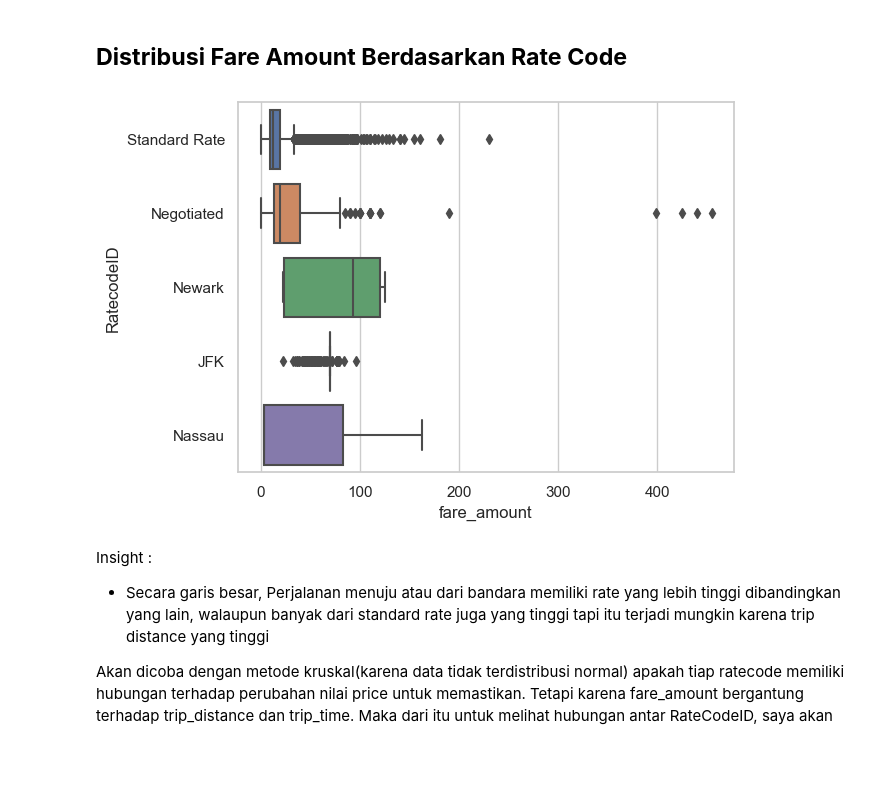
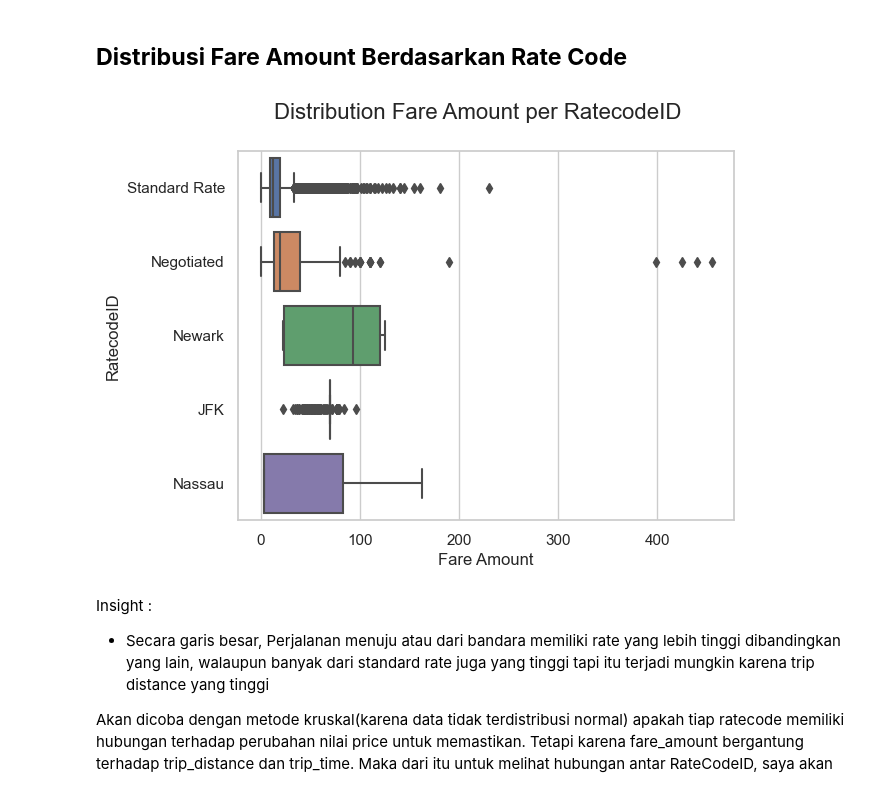
Before and after one commit to ariqr11/capstone2_purwadhika, a Jupyter notebook: DataAnalysis.ipynb, the cells around one changed output. Saved outputs shown, nothing was run; the diff lists cells and outputs as text; code cells hidden in the pictures; blank space fills up the shorter version.

```diff
--- a/DataAnalysis.ipynb
+++ b/DataAnalysis.ipynb
@@ -172,9 +205,13 @@ Terbukti bahwa nilai memiliki korelasi dan bersifat moderate positif
 # %%
 df_rate = df[['fare_amount','RatecodeID']]
 df_rate['RatecodeID'] = df_rate['RatecodeID'].replace({1:'Standard Rate',2:'JFK',3:'Newark',4:'Nassau',5:'Negotiated',6:'Group Ride'})
-sns.boxplot(x=df_rate['fare_amount'],y=df_rate['RatecodeID']);
+sns.boxplot(x=df_rate['fare_amount'],y=df_rate['RatecodeID'])
+plt.xlabel('Fare Amount')
+
+plt.suptitle('Distribution Fare Amount per RatecodeID', fontsize=16)
+plt.show();
 # %% [output]
-[figure, old version]
+[figure, new version]
 # %% [markdown]
 Insight :
 - Secara garis besar, Perjalanan menuju atau dari bandara memiliki rate yang lebih tinggi dibandingkan yang lain, walaupun banyak dari standard rate juga yang tinggi tapi itu terjadi mungkin karena trip distance yang tinggi
```
Also changed, not shown: parts of 17 cells of this notebook, 2 other files.
